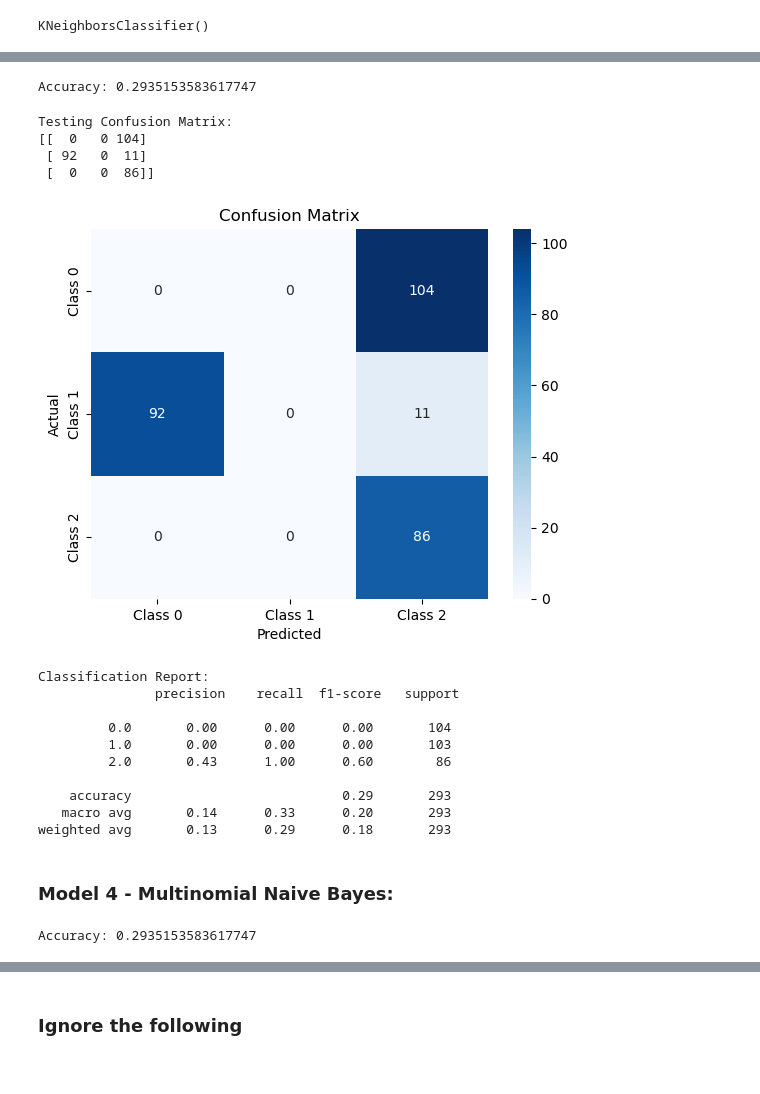
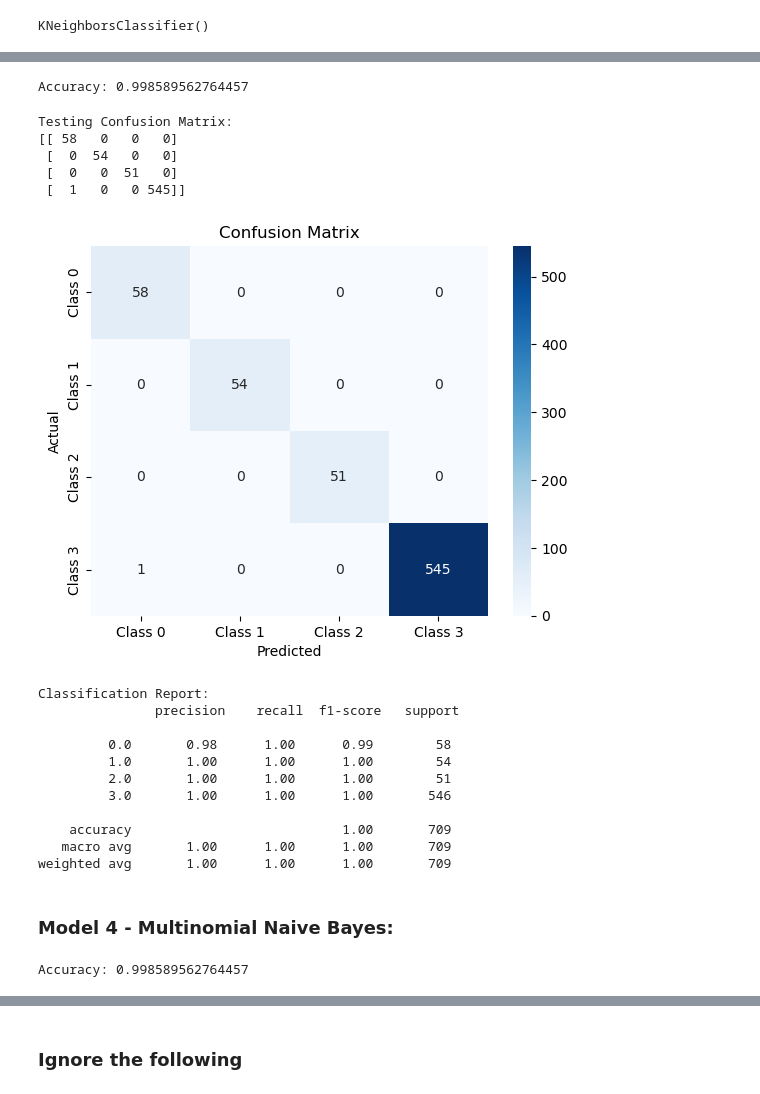
Before and after one commit to Aishwarya-Ubale/YogaPoseDetection, a Jupyter notebook: AnnotationForKeyPointDetection.ipynb, the cells around one changed output, grey strips where cells are left out. Cells and saved outputs as stored; diff of their text form; code cells hidden in the pictures.

```diff
--- a/AnnotationForKeyPointDetection.ipynb
+++ b/AnnotationForKeyPointDetection.ipynb
@@ -419,7 +468,7 @@ from sklearn.ensemble import RandomForestClassifier
 
 # Create and train the Random Forest Classifier
 model = RandomForestClassifier(n_estimators=100, random_state=42)
-model.fit(X,Y)
+model.fit(X_train,y_train)
 # %% [output]
 RandomForestClassifier(random_state=42)
 # %%
@@ -482,0 +536,13 @@ plt.show()
+# %%
+from sklearn.tree import DecisionTreeClassifier
+
+# Initialize and train the decision tree classifier
+clf = DecisionTreeClassifier()
+clf.fit(X_train,y_train)
+
+# Predict on the test set
+predictions = clf.predict(X_ttest)
+
+# Evaluate accuracy
+accuracy = accuracy_score(y_ttest, predictions)
+print("Accuracy:", accuracy)
@@ -487,7 +572,7 @@ from sklearn.neighbors import KNeighborsClassifier
 
 # Create and train the KNN Classifier
 model = KNeighborsClassifier(n_neighbors=5)
-model.fit(X, Y)
+model.fit(X_train, y_train)
 # %% [output]
 KNeighborsClassifier()
 # %%
@@ -527,41 +613,42 @@ Training Confusion Matrix:
 # %%
-predictions = model.predict(X_test)
-actual_labels = test_data['target']
+predictions = model.predict(X_ttest)
+#actual_labels = test_data['target']
 
 from sklearn.metrics import accuracy_score
-accuracy = accuracy_score(actual_labels, predictions)
+accuracy = accuracy_score(y_ttest, predictions)
 print("Accuracy:", accuracy)
 # %% [output]
-Accuracy: 0.2935153583617747
+Accuracy: 0.998589562764457
 # %%
 from sklearn import metrics
 
-confusion_matrix = metrics.confusion_matrix(actual_labels, predictions)
+confusion_matrix = metrics.confusion_matrix(y_ttest, predictions)
 
 # Print confusion matrix for training data
 print("Testing Confusion Matrix:")
 print(confusion_matrix)
 
 # Plot confusion matrix using seaborn
-sns.heatmap(confusion_matrix, annot=True, fmt='d', cmap='Blues', xticklabels=['Class 0', 'Class 1', 'Class 2'], yticklabels=['Class 0', 'Class 1', 'Class 2'])
+sns.heatmap(confusion_matrix, annot=True, fmt='d', cmap='Blues', xticklabels=['Class 0', 'Class 1', 'Class 2','Class 3'], yticklabels=['Class 0', 'Class 1', 'Class 2','Class 3'])
 plt.xlabel('Predicted')
 plt.ylabel('Actual')
 plt.title('Confusion Matrix')
 plt.show()
 # %% [output]
 Testing Confusion Matrix:
-[[  0   0 104]
- [ 92   0  11]
- [  0   0  86]]
+[[ 58   0   0   0]
+ [  0  54   0   0]
+ [  0   0  51   0]
+ [  1   0   0 545]]
-[figure, old version]
+[figure, new version]
 # %%
 from sklearn.metrics import classification_report
 
 # Assuming you have already trained your model and obtained predictions
-predictions = model.predict(X_test)
+predictions = model.predict(X_ttest)
 
 # Generate a classification report
-report = classification_report(Y_test, predictions)
+report = classification_report(y_ttest, predictions)
 
 # Print the classification report
 print("Classification Report:\n", report)
@@ -569,13 +656,14 @@ print("Classification Report:\n", report)
 Classification Report:
                precision    recall  f1-score   support
 
-         0.0       0.00      0.00      0.00       104
-         1.0       0.00      0.00      0.00       103
-         2.0       0.43      1.00      0.60        86
+         0.0       0.98      1.00      0.99        58
+         1.0       1.00      1.00      1.00        54
+         2.0       1.00      1.00      1.00        51
+         3.0       1.00      1.00      1.00       546
 
-    accuracy                           0.29       293
-   macro avg       0.14      0.33      0.20       293
-weighted avg       0.13      0.29      0.18       293
+    accuracy                           1.00       709
+   macro avg       1.00      1.00      1.00       709
+weighted avg       1.00      1.00      1.00       709
 # %% [markdown]
 ### Model 4 - Multinomial Naive Bayes:
 # %%
@@ -598,17 +686,17 @@ from sklearn.ensemble import GradientBoostingClassifier
 
 # Create and train the Gradient Boosting Classifier
 model = GradientBoostingClassifier(n_estimators=100, learning_rate=1.0, max_depth=1, random_state=42)
-model.fit(X, Y)
+model.fit(X_train, y_train)
 
 
-predictions = model.predict(X_test)
-actual_labels = test_data['target']
+predictions = model.predict(X_ttest)
+#actual_labels = test_data['target']
 
 from sklearn.metrics import accuracy_score
-accuracy = accuracy_score(actual_labels, predictions)
+accuracy = accuracy_score(y_ttest, predictions)
 print("Accuracy:", accuracy)
 # %% [output]
-Accuracy: 0.2935153583617747
+Accuracy: 0.998589562764457
 # %%
 from sklearn import metrics
 
```
Also changed, not shown: parts of 26 cells of this notebook.
